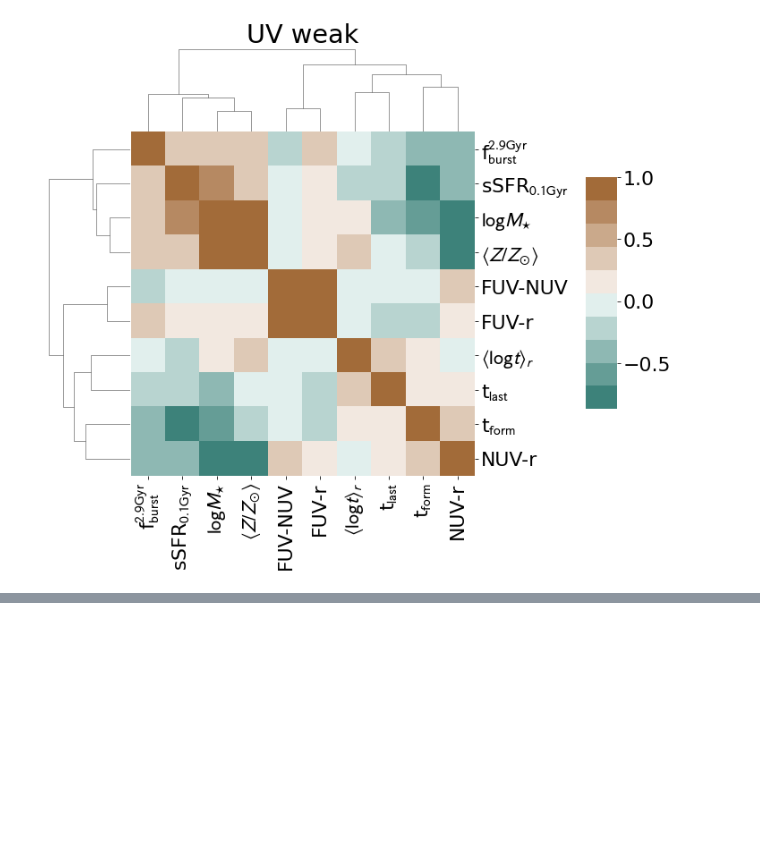
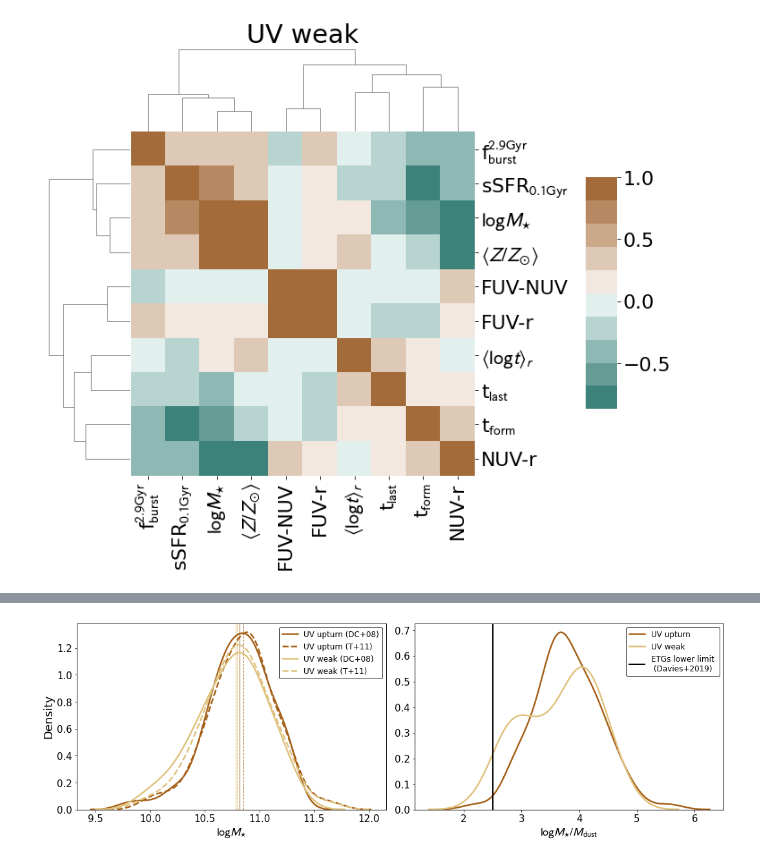
Before and after one commit to mdastro/UVupturn-RSGs, a Jupyter notebook: UV_PSM/PSM_StellarPopsAnalysis_MagPhys.ipynb, the cells around one changed output, grey strips where cells are left out. Saved outputs shown, nothing was run; the diff lists cells and outputs as text; code cells hidden in the pictures; blank space fills up the shorter version.

```diff
--- a/UV_PSM/PSM_StellarPopsAnalysis_MagPhys.ipynb
+++ b/UV_PSM/PSM_StellarPopsAnalysis_MagPhys.ipynb
@@ -141,0 +132,5 @@ psmed_data_magphys
+# %%
+dust_data['mass_fraction'] = mass_frac
+dust_data['log_mdust/mstar'] = duspedia_ratio
+# %%
+new_match = psmed_data_magphys.merge(dust_data, on=['CATAID'], how='left', indicator=True)
@@ -163,6 +156,6 @@ URL_PNG
 # %%
-uv_upturn = psmed_data_magphys[psmed_data_magphys['UV_CLASS_YI2011']=='UV_UPTURN']
-uv_weak   = psmed_data_magphys[psmed_data_magphys['UV_CLASS_YI2011']=='UV_WEAK']
+uv_upturn = new_match[new_match['UV_CLASS_YI2011']=='UV_UPTURN']
+uv_weak   = new_match[new_match['UV_CLASS_YI2011']=='UV_WEAK']
 # %% [markdown]
 # Blanton properties
 # %%
@@ -584,3 +577,37 @@ heatmap_weak.corr(method='spearman').round(decimals=2)
 | FUV-NUV | -0.03 | -0.01 | -0.09 | -0.00 | ... |
 | FUV-R | -0.03 | 0.14 | -0.15 | -0.21 | ... |
 | NUV-R | 0.05 | 0.42 | -0.16 | -0.42 | ... |
+# %%
+uv_pal = ['#dfc27d', '#a6611a']
+# %%
+plt.rcParams.update(plotpars_2cols)
+
+plt.subplot(1,2,1)
+plt.axvline(x=np.median(np.log10(uv_upturn['mass_stellar_best_fit_x'].values)), color=uv_pal[1], lw=1, alpha=1.)
+plt.axvline(x=np.median(uv_upturn['logmstar']), color=uv_pal[1], linestyle='--', lw=1, alpha=1.)
+plt.axvline(x=np.median(np.log10(uv_weak['mass_stellar_best_fit_x'].values)), color=uv_pal[0], lw=1, alpha=1.)
+plt.axvline(x=np.median(uv_weak['logmstar']), color=uv_pal[0], linestyle='--', lw=1., alpha=1.)
+
+sns.kdeplot(np.log10(uv_upturn['mass_stellar_best_fit_x'].values), label='UV upturn (DC+08)', color=uv_pal[1],
+            lw=2.5, alpha=1.)
+sns.kdeplot(uv_upturn['logmstar'].values, label='UV upturn (T+11)', color=uv_pal[1], linestyle='--', lw=2.5,
+            alpha=1.)
+sns.kdeplot(np.log10(uv_weak['mass_stellar_best_fit_x'].values), label='UV weak (DC+08)', color=uv_pal[0], lw=2.5,
+            alpha=1.)
+sns.kdeplot(uv_weak['logmstar'].values, label='UV weak (T+11)', color=uv_pal[0], linestyle='--', lw=2.5, alpha=1.)
+plt.xlabel(r"$\log M_{\star}$")
+plt.ylabel('Density')
+
+plt.subplot(1,2,2)
+sns.kdeplot(uv_upturn['log_mdust/mstar'], label='UV upturn', color=uv_pal[1], lw=2.5, alpha=1.)
+sns.kdeplot(uv_weak['log_mdust/mstar'], label='UV weak', color=uv_pal[0], lw=2.5, alpha=1.)
+plt.axvline(x=2.5, color='black', lw=2., label='ETGs lower limit \n (Davies+2019)', alpha=1.)
+plt.xlabel(r"$\log M_{\star}/M_{\rm{dust}}$")
+plt.legend(loc='upper right')
+
+plt.tight_layout()
+plt.savefig(os.path.join(psm_path, 'dust_masses_psmed.png'))
+plt.savefig(os.path.join(psm_path, 'dust_masses_psmed.pdf'))
+plt.show()
+# %% [output]
+[figure, added]
```
Also changed, not shown: parts of 9 cells of this notebook, 2 other files.
